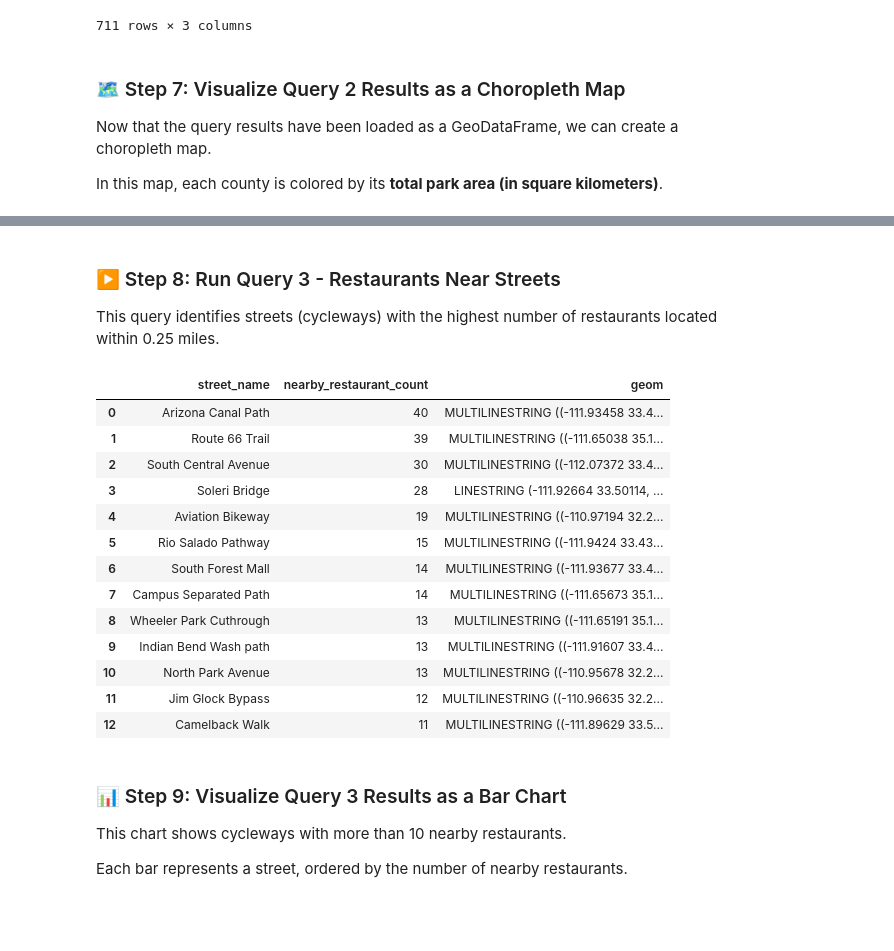
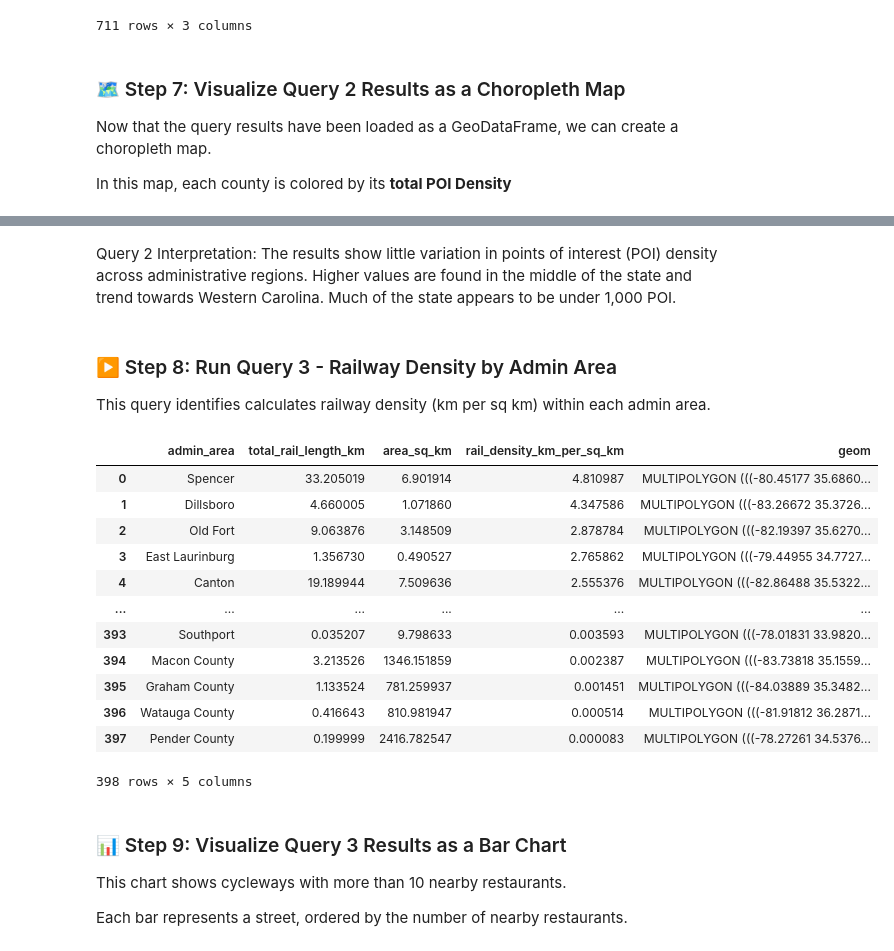
Before and after one commit to ElizabethnParks/gist604b-osm-postgis-sp26, a Jupyter notebook: notebooks/osm_postgis_queries_Parks.ipynb, the cells around one changed output, grey strips where cells are left out. Drawn from its saved outputs; the diff is of its cells as text; code cells hidden in the pictures; blank space fills up the shorter version.

```diff
--- a/notebooks/osm_postgis_queries_Parks.ipynb
+++ b/notebooks/osm_postgis_queries_Parks.ipynb
@@ -248,7 +253,7 @@ except Exception as e:
 
 Now that the query results have been loaded as a GeoDataFrame, we can create a choropleth map.
 
-In this map, each county is colored by its **total park area (in square kilometers)**.
+In this map, each county is colored by its **total POI Density**
 # %%
 viz_column = "poi_count"
 
@@ -297,39 +302,41 @@ plt.tight_layout()
 plt.show()
 # %% [output]
 [figure]
-# %% [markdown]
-### ▶️ Step 8: Run Query 3 - Restaurants Near Streets
-
-This query identifies streets (cycleways) with the highest number of restaurants located within 0.25 miles.
+# %% [markdown]
+Query 2 Interpretation:
+    The results show little variation in points of interest (POI) density across administrative regions. Higher values are found in the middle of the state and trend towards Western Carolina. Much of the state appears to be under 1,000 POI.
+# %% [markdown]
+### ▶️ Step 8: Run Query 3 - Railway Density by Admin Area
+
+This query identifies calculates railway density (km per sq km) within each admin area.
 # %%
-query_3_file = Path("../sql/northcarolina/03_osm_parks_near_places.sql")
+query_3_file = Path("../sql/northcarolina/03_osm_Railway_Density_by_admin_area.sql")
 
 # Read SQL query from file
 query_3_sql = query_3_file.read_text(encoding="utf-8")
 
 # Execute query and load result as a GeoDataFrame
 try:
     query_3_results = gpd.read_postgis(query_3_sql, engine, geom_col="geom")
     # Display results
     display(query_3_results)
 except Exception as e:
     print("❌ Query failed:")
     print(e)
 # %% [output]
-|  | street_name | nearby_restaurant_count | geom |
-| 0 | Arizona Canal Path | 40 | MULTILINESTRING ((-111.93458 33.4... |
-| 1 | Route 66 Trail | 39 | MULTILINESTRING ((-111.65038 35.1... |
-| 2 | South Central Avenue | 30 | MULTILINESTRING ((-112.07372 33.4... |
-| 3 | Soleri Bridge | 28 | LINESTRING (-111.92664 33.50114, ... |
-| 4 | Aviation Bikeway | 19 | MULTILINESTRING ((-110.97194 32.2... |
-| 5 | Rio Salado Pathway | 15 | MULTILINESTRING ((-111.9424 33.43... |
-| 6 | South Forest Mall | 14 | MULTILINESTRING ((-111.93677 33.4... |
-| 7 | Campus Separated Path | 14 | MULTILINESTRING ((-111.65673 35.1... |
-| 8 | Wheeler Park Cuthrough | 13 | MULTILINESTRING ((-111.65191 35.1... |
-| 9 | Indian Bend Wash path | 13 | MULTILINESTRING ((-111.91607 33.4... |
-| 10 | North Park Avenue | 13 | MULTILINESTRING ((-110.95678 32.2... |
-| 11 | Jim Glock Bypass | 12 | MULTILINESTRING ((-110.96635 32.2... |
-| 12 | Camelback Walk | 11 | MULTILINESTRING ((-111.89629 33.5... |
+|  | admin_area | total_rail_length_km | area_sq_km | rail_density_km_per_sq_km | geom |
+| 0 | Spencer | 33.205019 | 6.901914 | 4.810987 | MULTIPOLYGON (((-80.45177 35.6860... |
+| 1 | Dillsboro | 4.660005 | 1.071860 | 4.347586 | MULTIPOLYGON (((-83.26672 35.3726... |
+| 2 | Old Fort | 9.063876 | 3.148509 | 2.878784 | MULTIPOLYGON (((-82.19397 35.6270... |
+| 3 | East Laurinburg | 1.356730 | 0.490527 | 2.765862 | MULTIPOLYGON (((-79.44955 34.7727... |
+| 4 | Canton | 19.189944 | 7.509636 | 2.555376 | MULTIPOLYGON (((-82.86488 35.5322... |
+| ... | ... | ... | ... | ... | ... |
+| 393 | Southport | 0.035207 | 9.798633 | 0.003593 | MULTIPOLYGON (((-78.01831 33.9820... |
+| 394 | Macon County | 3.213526 | 1346.151859 | 0.002387 | MULTIPOLYGON (((-83.73818 35.1559... |
+| 395 | Graham County | 1.133524 | 781.259937 | 0.001451 | MULTIPOLYGON (((-84.03889 35.3482... |
+| 396 | Watauga County | 0.416643 | 810.981947 | 0.000514 | MULTIPOLYGON (((-81.91812 36.2871... |
+| 397 | Pender County | 0.199999 | 2416.782547 | 0.000083 | MULTIPOLYGON (((-78.27261 34.5376... |
+398 rows × 5 columns
 # %% [markdown]
 ### 📊 Step 9: Visualize Query 3 Results as a Bar Chart
 
```
Also changed, not shown: parts of 12 cells of this notebook.
